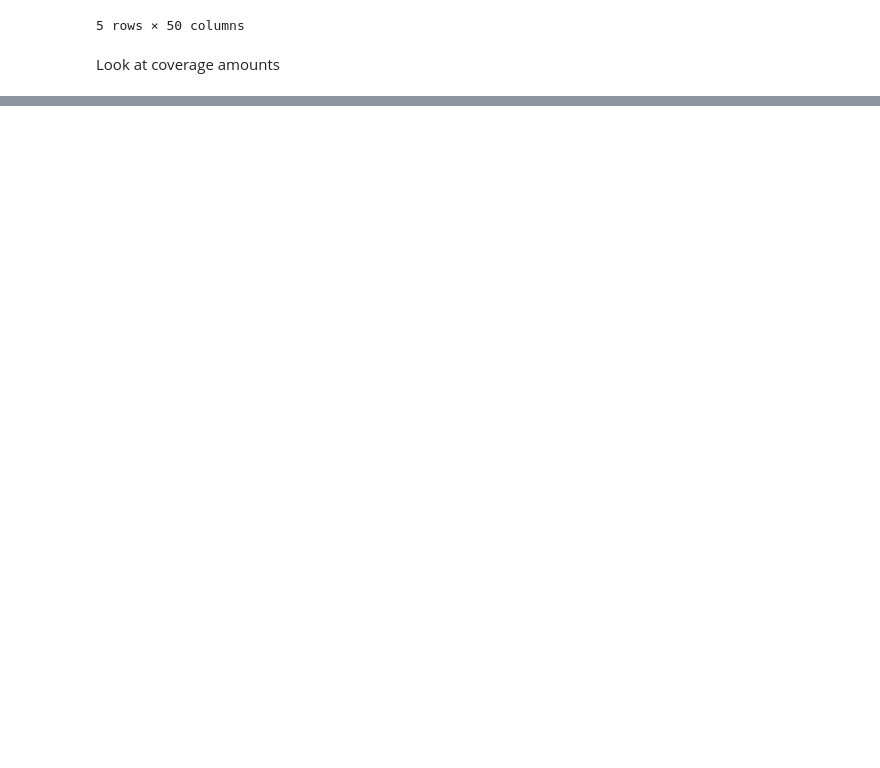
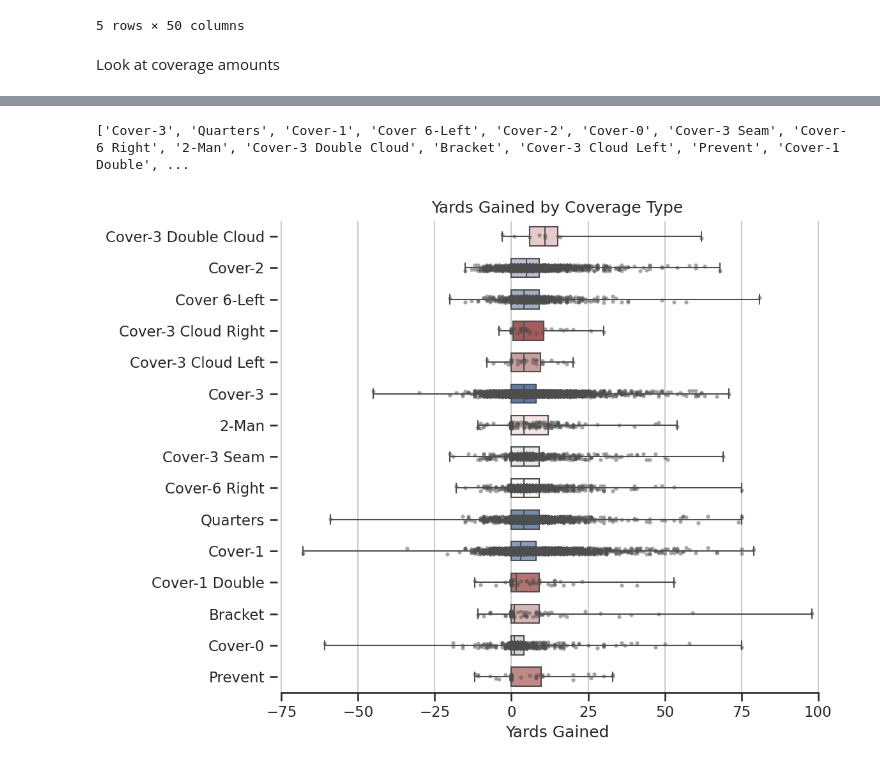
Before and after one commit to Sam-v6/nfl, a Jupyter notebook: notebooks/eda.ipynb, the cells around one changed output, grey strips where cells are left out. Cells and saved outputs as stored; diff of their text form; code cells hidden in the pictures; blank space fills up the shorter version.

Commit message:
Box plot added

```diff
--- a/notebooks/eda.ipynb
+++ b/notebooks/eda.ipynb
@@ -205,3 +205,8 @@ plays_df.head()
 5 rows × 50 columns
 # %% [markdown]
 Look at coverage amounts
+# %%
+coverages = plays_df["pff_passCoverage"].unique()
+print(f"Total plays: {len(plays_df)}")
+for coverage in coverages:
+    print(f"{coverage}: {len(plays_df[plays_df["pff_passCoverage"] == coverage])}")
@@ -207,0 +234,60 @@ Look at coverage amounts
+# %%
+invalid_coverages = ["None", "Red Zone", "Miscellaneous", "Goal Line", None]
+valid_coverages = [c for c in coverages if c not in invalid_coverages]
+print(valid_coverages)
+# %% [output]
+['Cover-3', 'Quarters', 'Cover-1', 'Cover 6-Left', 'Cover-2', 'Cover-0', 'Cover-3 Seam', 'Cover-6 Right', '2-Man', 'Cover-3 Double Cloud', 'Bracket', 'Cover-3 Cloud Left', 'Prevent', 'Cover-1 Double', ...
+# %%
+coverage_df = plays_df[plays_df["pff_passCoverage"].isin(valid_coverages)].copy()
+order = (
+    coverage_df.groupby("pff_passCoverage")["yardsGained"]
+    .median()
+    .sort_values(ascending=False)
+    .index
+)
+
+import seaborn as sns
+import matplotlib.pyplot as plt
+
+sns.set_theme(style="ticks")
+
+# Initialize the figure
+fig, ax = plt.subplots(figsize=(8,6), dpi=150)  # higher dpi → crisper
+
+# Optional: if yardsGained spans wide range, enable log scale
+# ax.set_xscale("log")
+
+# Horizontal boxplot: yards gained (x) vs coverage (y)
+sns.boxplot(
+    data=coverage_df,
+    x="yardsGained",
+    y="pff_passCoverage",
+    order=order,
+    whis=[0, 100],
+    width=0.6,
+    palette="vlag",
+    hue="pff_passCoverage",
+    ax=ax,
+    legend=False,
+)
+
+# Add each play as a dot for density context
+sns.stripplot(
+    data=coverage_df,
+    x="yardsGained",
+    y="pff_passCoverage",
+    order=order,
+    size=3,
+    color=".3",
+    alpha=0.5,
+    ax=ax
+)
+
+# Clean up visuals
+ax.xaxis.grid(True)
+ax.set(ylabel="", xlabel="Yards Gained", title="Yards Gained by Coverage Type")
+sns.despine(trim=True, left=True)
+plt.tight_layout()
+plt.show()
+# %% [output]
+[figure, added]
```
Also changed, not shown: parts of 2 cells of this notebook.
